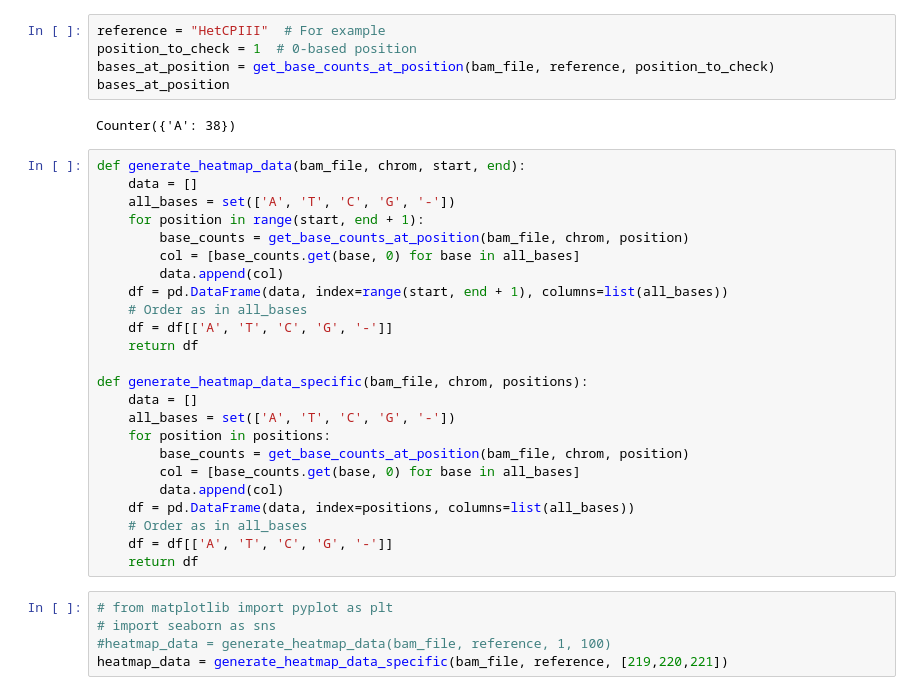
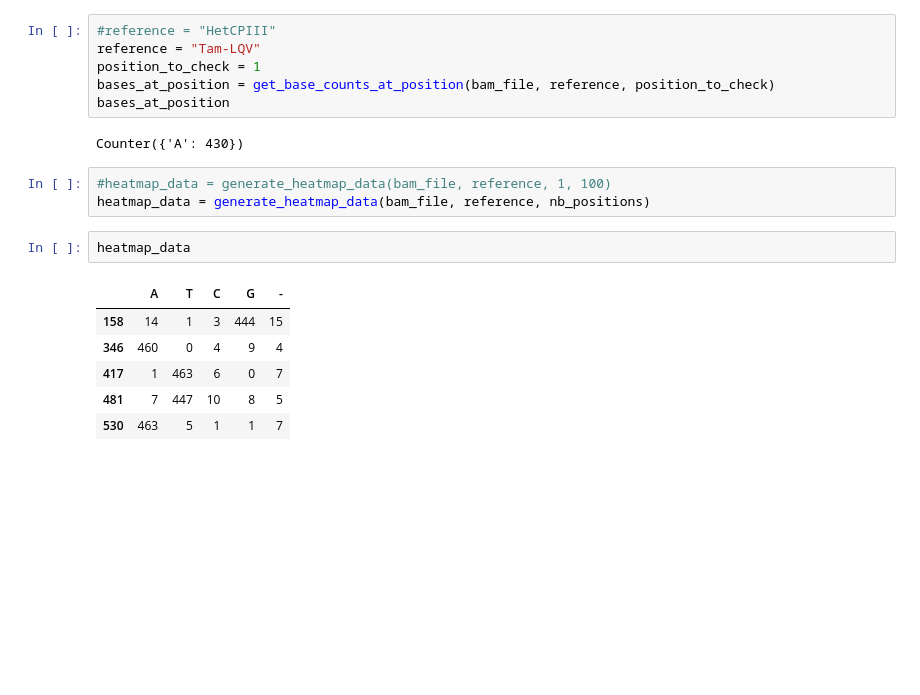
Before and after one commit to fhalab/LevSeq, a Jupyter notebook: examples/test_consensus.ipynb, the cells around one changed output. Drawn from its saved outputs; the diff is of its cells as text; blank space fills up the shorter version.

```diff
--- a/examples/test_consensus.ipynb
+++ b/examples/test_consensus.ipynb
@@ -244,39 +223,23 @@ def get_base_counts_at_position(bam_file, chrom, position):
 # %%
-reference = "HetCPIII"  # For example
-position_to_check = 1  # 0-based position
+#reference = "HetCPIII"
+reference = "Tam-LQV"
+position_to_check = 1
 bases_at_position = get_base_counts_at_position(bam_file, reference, position_to_check)
 bases_at_position
 # %% [output]
-Counter({'A': 38})
+Counter({'A': 430})
-# %%
-def generate_heatmap_data(bam_file, chrom, start, end):
-    data = []
-    all_bases = set(['A', 'T', 'C', 'G', '-'])
-    for position in range(start, end + 1):
-        base_counts = get_base_counts_at_position(bam_file, chrom, position)
-        col = [base_counts.get(base, 0) for base in all_bases]
-        data.append(col)
-    df = pd.DataFrame(data, index=range(start, end + 1), columns=list(all_bases))
-    # Order as in all_bases
-    df = df[['A', 'T', 'C', 'G', '-']]
-    return df
-
-def generate_heatmap_data_specific(bam_file, chrom, positions):
-    data = []
-    all_bases = set(['A', 'T', 'C', 'G', '-'])
-    for position in positions:
-        base_counts = get_base_counts_at_position(bam_file, chrom, position)
-        col = [base_counts.get(base, 0) for base in all_bases]
-        data.append(col)
-    df = pd.DataFrame(data, index=positions, columns=list(all_bases))
-    # Order as in all_bases
-    df = df[['A', 'T', 'C', 'G', '-']]
-    return df
 # %%
-# from matplotlib import pyplot as plt
-# import seaborn as sns
 #heatmap_data = generate_heatmap_data(bam_file, reference, 1, 100)
-heatmap_data = generate_heatmap_data_specific(bam_file, reference, [219,220,221])
+heatmap_data = generate_heatmap_data(bam_file, reference, nb_positions)
+# %%
+heatmap_data
+# %% [output]
+|  | A | T | C | G | - |
+| 158 | 14 | 1 | 3 | 444 | 15 |
+| 346 | 460 | 0 | 4 | 9 | 4 |
+| 417 | 1 | 463 | 6 | 0 | 7 |
+| 481 | 7 | 447 | 10 | 8 | 5 |
+| 530 | 463 | 5 | 1 | 1 | 7 |
 # %%
 
 template = analyser.get_template_sequence(template_fasta)
```
Also changed, not shown: parts of 41 cells of this notebook, 3 other files.
